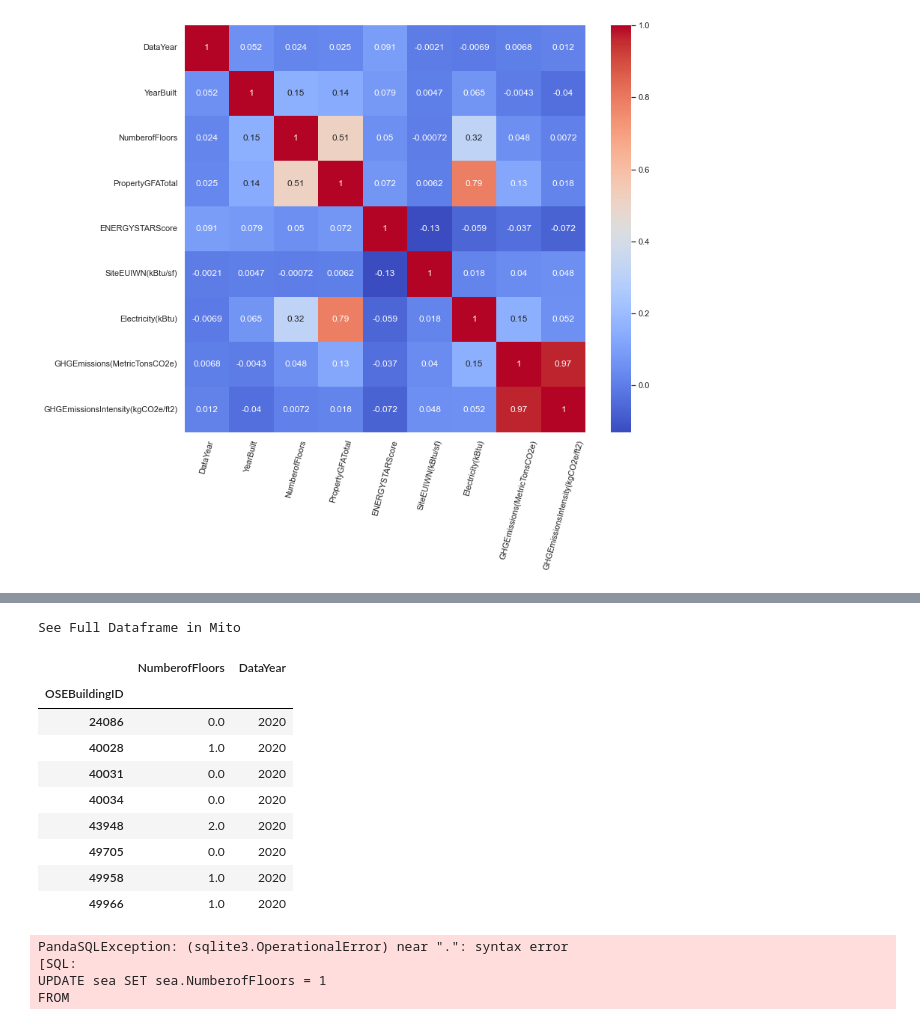
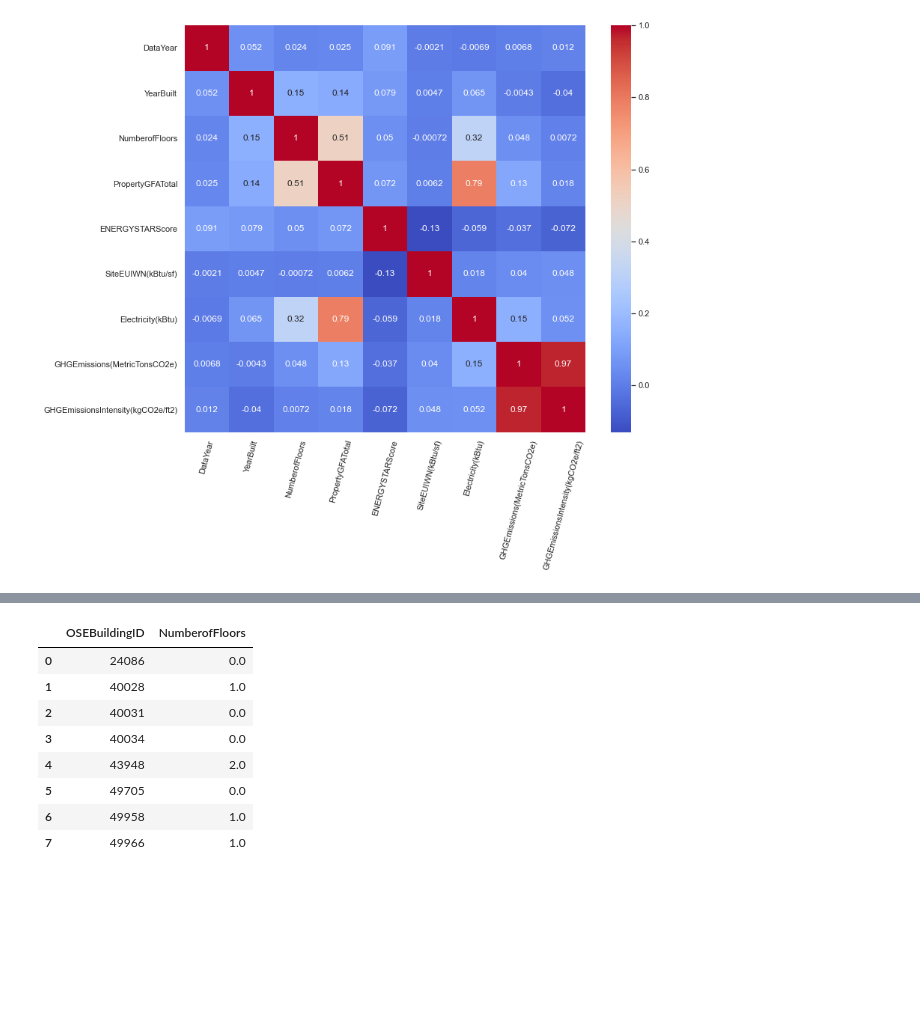
Before and after one commit to pawellachowski777/Seattle-Building-Energy-Benchmarking, a Jupyter notebook: pawel.ipynb, the cells around one changed output, grey strips where cells are left out. Drawn from its saved outputs; the diff is of its cells as text; code cells hidden in the pictures; blank space fills up the shorter version.

```diff
--- a/pawel.ipynb
+++ b/pawel.ipynb
@@ -2,11 +2,10 @@
 import pandas as pd
 import seaborn as sns
 import matplotlib.pyplot as plt
-import pandasql as ps
 
 sns.set()
 pd.set_option('display.max_columns', None)
-pd.set_option('min_rows', 40)
+pd.set_option('min_rows', 20)
 # %%
 sea = pd.read_csv('data/ALL_YEARS_building-energy-benchmarking-clean.csv')
 # %%
@@ -47,3 +40,3 @@ memory usage: 4.1+ MB
 # %%
-sea.dropna(subset=['Electricity(kBtu)'],
-            inplace=True)
+# sea.dropna(subset=['Electricity(kBtu)'],
+#             inplace=True)
@@ -52,0 +43,2 @@ sea.drop(index=index_drop, inplace=True)
+# %%
+index_drop = sea.loc[(sea['GHGEmissions(MetricTonsCO2e)'].isna()) | (sea['Electricity(kBtu)']==0), :].index
@@ -72,27 +60,18 @@ Name: OSEBuildingID, dtype: int64
 # %%
-floors_none = sea[['OSEBuildingID', 'NumberofFloors', 'DataYear', ]][sea['OSEBuildingID'].isin(list(building_id))]
-floors_none = floors_none.groupby('OSEBuildingID').max('NumberofFollrs')
+# find rows where Number of Floors are None
+building_id = list(sea.loc[sea['NumberofFloors'].isna(), 'OSEBuildingID'].copy())
+
+# creating df group by ID with correct Number of Floors
+floors_none = sea.loc[sea['OSEBuildingID'].isin(building_id), ['OSEBuildingID', 'NumberofFloors']].copy()
+floors_none = floors_none.groupby('OSEBuildingID', as_index=False).max('NumberofFollrs')
 floors_none
 # %% [output]
-See Full Dataframe in Mito
-|  | NumberofFloors | DataYear |
-| OSEBuildingID |  |  |
-| 24086 | 0.0 | 2020 |
-| 40028 | 1.0 | 2020 |
-| 40031 | 0.0 | 2020 |
-| 40034 | 0.0 | 2020 |
-| 43948 | 2.0 | 2020 |
-| 49705 | 0.0 | 2020 |
-| 49958 | 1.0 | 2020 |
-| 49966 | 1.0 | 2020 |
+|  | OSEBuildingID | NumberofFloors |
+| 0 | 24086 | 0.0 |
+| 1 | 40028 | 1.0 |
+| 2 | 40031 | 0.0 |
+| 3 | 40034 | 0.0 |
+| 4 | 43948 | 2.0 |
+| 5 | 49705 | 0.0 |
+| 6 | 49958 | 1.0 |
+| 7 | 49966 | 1.0 |
-# %%
-ps.sqldf("""
-UPDATE sea SET sea.NumberofFloors = floors_none.NumberofFloors
-FROM
-sea INNER JOIN floors_none ON sea.OSEBuildingID = floors_none.OSEBuildingID
-""")
-# %% [output]
-PandaSQLException: (sqlite3.OperationalError) near ".": syntax error
-[SQL:
-UPDATE sea SET sea.NumberofFloors = 1
-FROM
```
Also changed, not shown: parts of 17 cells of this notebook, 1 other file.
